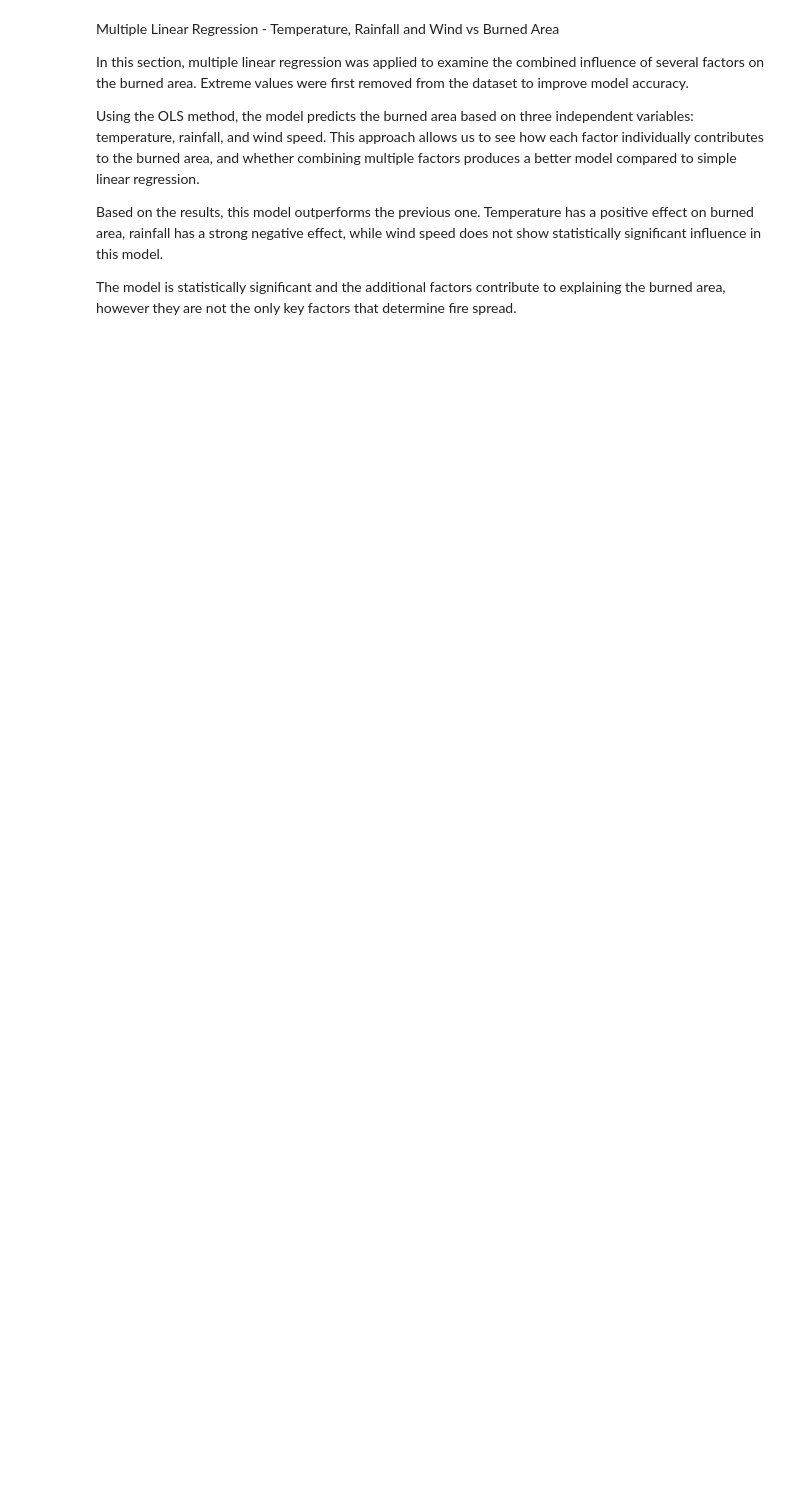
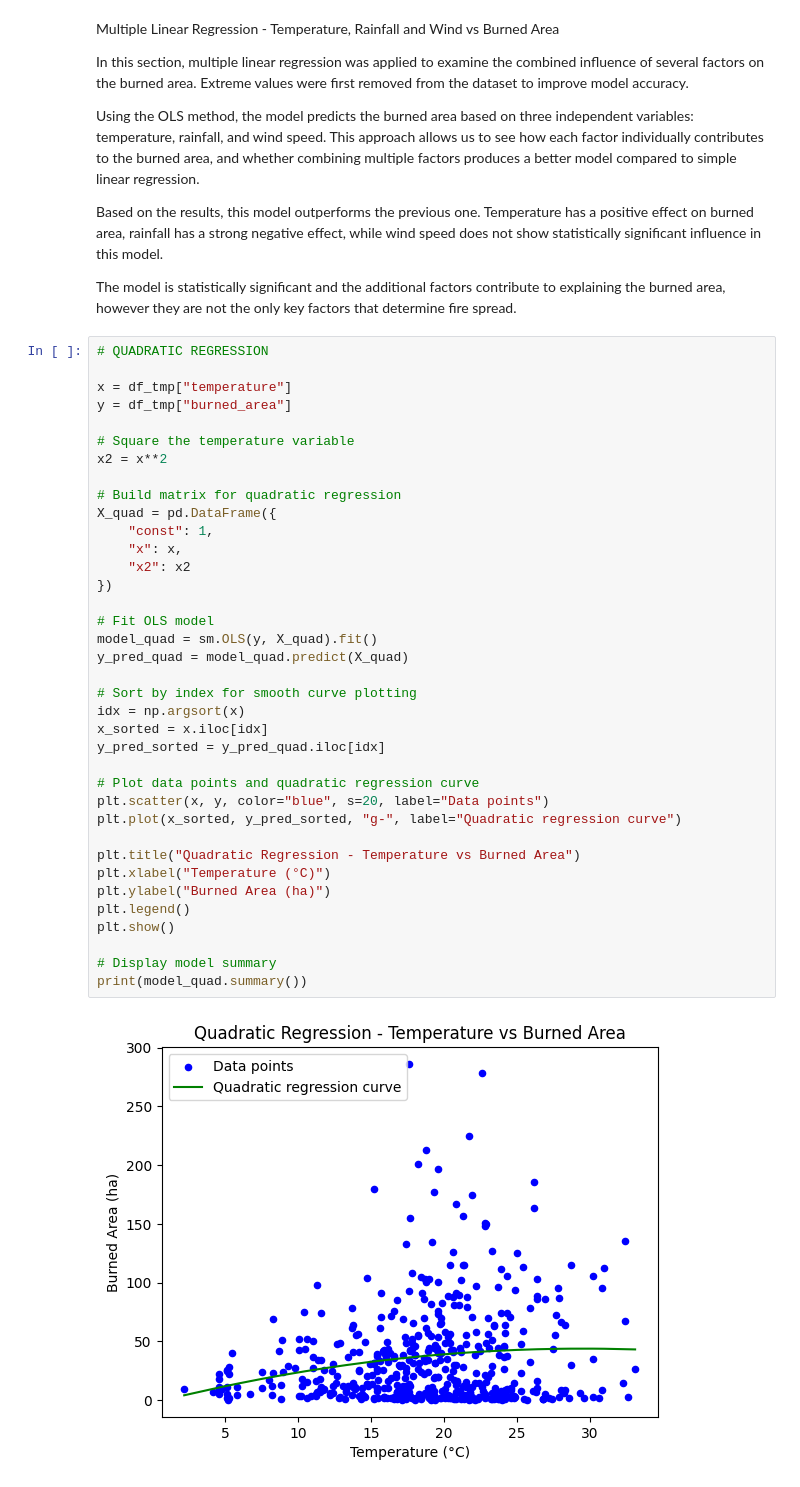
Before and after one commit to manuela1702/forestfires_filledgt, a Jupyter notebook: forestfires_filledgt.ipynb, the cells around one changed output. Saved outputs shown, nothing was run; the diff lists cells and outputs as text; blank space fills up the shorter version.

Commit message:
Quadratic Regression

```diff
--- a/forestfires_filledgt.ipynb
+++ b/forestfires_filledgt.ipynb
@@ -191,3 +191,42 @@ speed does not show statistically significant influence in this model.
 The model is statistically significant and the additional factors contribute to
 explaining the burned area, however they are not the only key factors that
 determine fire spread.
+# %%
+# QUADRATIC REGRESSION
+
+x = df_tmp["temperature"]
+y = df_tmp["burned_area"]
+
+# Square the temperature variable
+x2 = x**2
+
+# Build matrix for quadratic regression
+X_quad = pd.DataFrame({
+    "const": 1,
+    "x": x,
+    "x2": x2
+})
+
+# Fit OLS model
+model_quad = sm.OLS(y, X_quad).fit()
+y_pred_quad = model_quad.predict(X_quad)
+
+# Sort by index for smooth curve plotting
+idx = np.argsort(x)
+x_sorted = x.iloc[idx]
+y_pred_sorted = y_pred_quad.iloc[idx]
+
+# Plot data points and quadratic regression curve
+plt.scatter(x, y, color="blue", s=20, label="Data points")
+plt.plot(x_sorted, y_pred_sorted, "g-", label="Quadratic regression curve")
+
+plt.title("Quadratic Regression - Temperature vs Burned Area")
+plt.xlabel("Temperature (°C)")
+plt.ylabel("Burned Area (ha)")
+plt.legend()
+plt.show()
+
+# Display model summary
+print(model_quad.summary())
+# %% [output]
+[figure, added]
```
Also changed, not shown: parts of 4 cells of this notebook.
